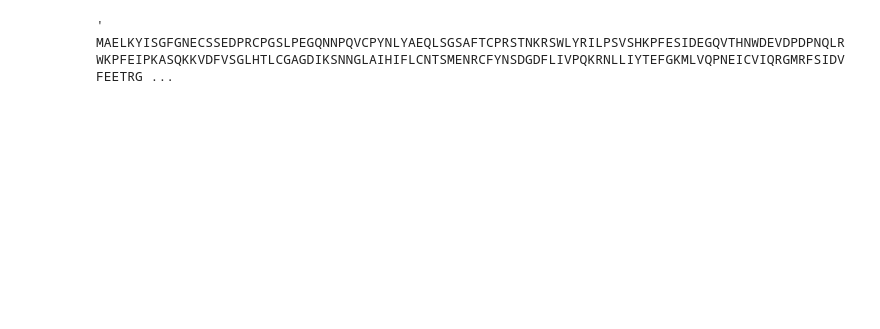
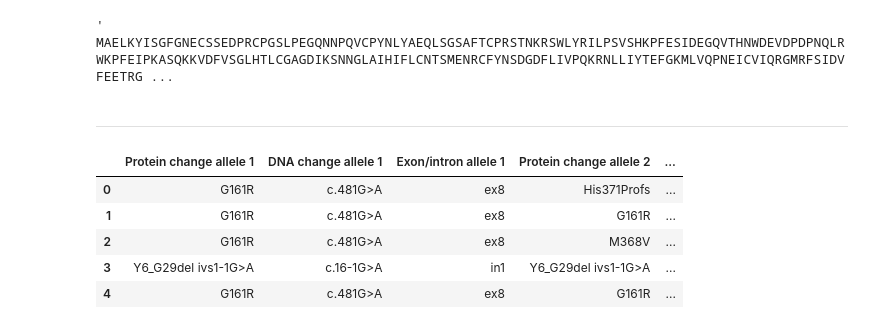
Before and after one commit to g-lago8/CHL-Project, a Jupyter notebook: notebooks/test_biopython.ipynb, the cells around one changed output. Saved outputs shown, nothing was run; the diff lists cells and outputs as text; code cells hidden in the pictures; blank space fills up the shorter version.

```diff
--- a/notebooks/test_biopython.ipynb
+++ b/notebooks/test_biopython.ipynb
@@ -79,3 +143,21 @@ df.columns=['mutation', 'sequence']
 df['sequence'][0]
 # %% [output]
 ' MAELKYISGFGNECSSEDPRCPGSLPEGQNNPQVCPYNLYAEQLSGSAFTCPRSTNKRSWLYRILPSVSHKPFESIDEGQVTHNWDEVDPDPNQLRWKPFEIPKASQKKVDFVSGLHTLCGAGDIKSNNGLAIHIFLCNTSMENRCFYNSDGDFLIVPQKRNLLIYTEFGKMLVQPNEICVIQRGMRFSIDVFEETRG ...
+# %% [markdown]
+---
+# %%
+#read the csv file aku_prin_v2.0_cleaned.csv
+
+import pandas as pd
+
+df = pd.read_excel('../datasets/aku_prin_v2.0.xlsx', sheet_name=0)
+# %%
+df2 = df.iloc[:, list(range(12, 18)) + list(range(41, 52))]
+df2.head()
+# %% [output]
+|  | Protein change allele 1 | DNA change allele 1 | Exon/intron allele 1 | Protein change allele 2 | ... |
+| 0 | G161R | c.481G>A | ex8 | His371Profs | ... |
+| 1 | G161R | c.481G>A | ex8 | G161R | ... |
+| 2 | G161R | c.481G>A | ex8 | M368V | ... |
+| 3 | Y6_G29del ivs1-1G>A | c.16-1G>A | in1 | Y6_G29del ivs1-1G>A | ... |
+| 4 | G161R | c.481G>A | ex8 | G161R | ... |
```
Also changed, not shown: parts of 7 cells of this notebook, 2 other files.
